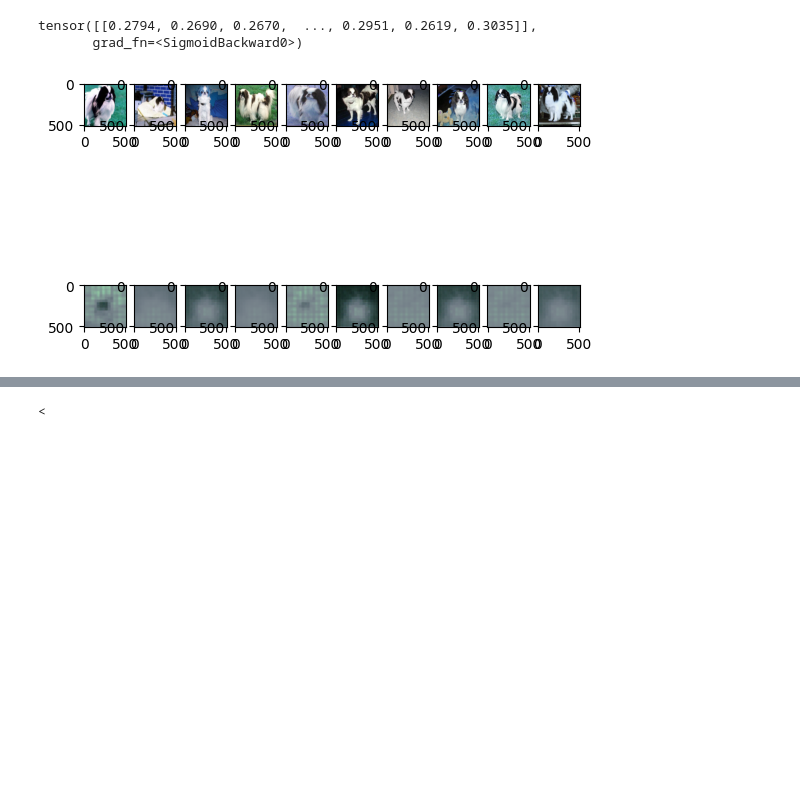
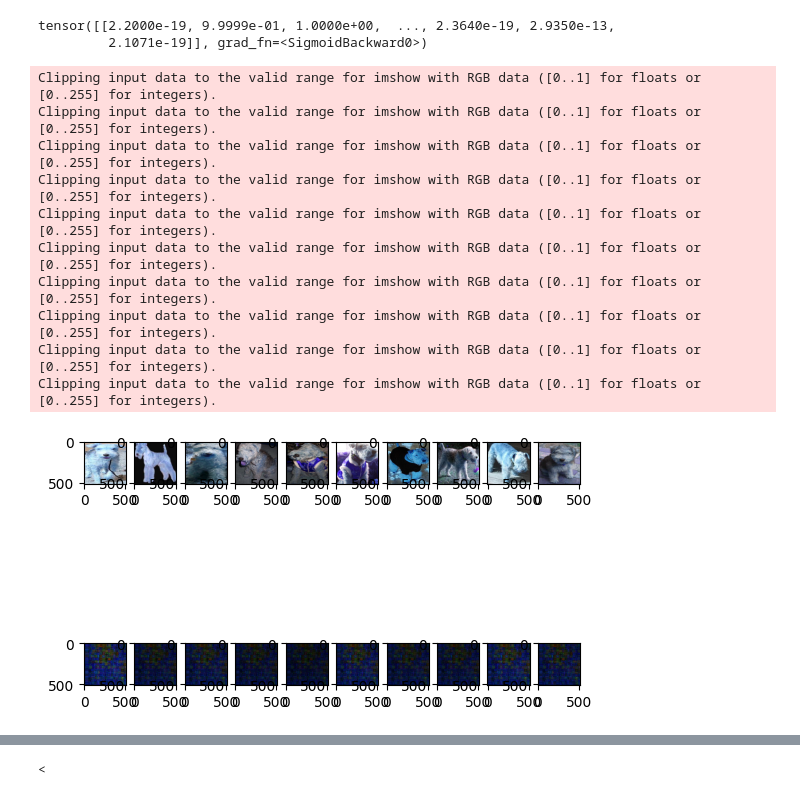
Before and after one commit to ukic/Cryptography, a Jupyter notebook: projekt_v2_autoenkoder.ipynb, the cells around one changed output, grey strips where cells are left out. Cells and saved outputs as stored; diff of their text form; code cells hidden in the pictures; blank space fills up the shorter version.

Commit message:
fix dataloader and implement pretreining with classifier

```diff
--- a/projekt_v2_autoenkoder.ipynb
+++ b/projekt_v2_autoenkoder.ipynb
@@ -125,8 +323,11 @@ def train(model, train_loader, criterion, optimizer, epochs=5):
 # %%
+from torch.utils.data import Subset
+
+print("train dataset size:", len(trainset))
 train_loader = torch.utils.data.DataLoader(trainset, batch_size=16, shuffle=True)
 
-hashNet = HashingNet()
+classifier = Classifier(encoding_size=1024, classes=10)
+hashNet = HashingNet(encoding_size=1024)
 
-criterion = torch.nn.L1Loss()
+cl_opt = torch.optim.Adam(classifier.parameters(), lr=0.001)
 optimizer = torch.optim.Adam(hashNet.parameters(), lr=0.001)
-train(hashNet, train_loader, criterion, optimizer, epochs=3)
@@ -132,0 +336,2 @@ train(hashNet, train_loader, criterion, optimizer, epochs=3)
+# %%
+train_classifier(classifier, train_loader, cl_opt, epochs=3)
@@ -132,0 +353,2 @@ train(hashNet, train_loader, criterion, optimizer, epochs=3)
+# %%
+train_autoencoder(hashNet, train_loader, optimizer, epochs=3)
@@ -133,31 +359,41 @@ train(hashNet, train_loader, criterion, optimizer, epochs=3)
 # %%
-img = trainset[0]
+img = trainset[0][0]
 img = img[None, :, :, :]
 hashNet.eval()
 hsh = hashNet(img)
 print(hsh)
 # %% [output]
-tensor([[0.2794, 0.2690, 0.2670,  ..., 0.2951, 0.2619, 0.3035]],
-       grad_fn=<SigmoidBackward0>)
+tensor([[2.2000e-19, 9.9999e-01, 1.0000e+00,  ..., 2.3640e-19, 2.9350e-13,
+         2.1071e-19]], grad_fn=<SigmoidBackward0>)
 # %%
 encoded_imgs = []
 decoded_imgs = []
 
 fig, ax = plt.subplots(2, 10)
 
 hashNet.train()
 for i in range(10):
-    img = trainset[i]
+    img = trainset[i][0]
     img = img[None, :, :, :]
     decoded = hashNet(img)
     decoded = torch.squeeze(decoded)
     # print(type(decoded))
-    ax[0][i].imshow(trainset[i].permute(1, 2, 0))
+    ax[0][i].imshow(trainset[i][0].permute(1, 2, 0))
     ax[1][i].imshow(decoded.permute(1, 2, 0).detach().numpy())
 
 plt.show()
 # %% [output]
+Clipping input data to the valid range for imshow with RGB data ([0..1] for floats or [0..255] for integers).
+Clipping input data to the valid range for imshow with RGB data ([0..1] for floats or [0..255] for integers).
+Clipping input data to the valid range for imshow with RGB data ([0..1] for floats or [0..255] for integers).
+Clipping input data to the valid range for imshow with RGB data ([0..1] for floats or [0..255] for integers).
+Clipping input data to the valid range for imshow with RGB data ([0..1] for floats or [0..255] for integers).
+Clipping input data to the valid range for imshow with RGB data ([0..1] for floats or [0..255] for integers).
+Clipping input data to the valid range for imshow with RGB data ([0..1] for floats or [0..255] for integers).
+Clipping input data to the valid range for imshow with RGB data ([0..1] for floats or [0..255] for integers).
+Clipping input data to the valid range for imshow with RGB data ([0..1] for floats or [0..255] for integers).
+Clipping input data to the valid range for imshow with RGB data ([0..1] for floats or [0..255] for integers).
-[figure, old version]
+[figure, new version]
 # %%
 myHash = ""
 hsh_norm = torch.round(hsh.squeeze() * 62 + 48).to(torch.int32)
```
Also changed, not shown: parts of 14 cells of this notebook.
